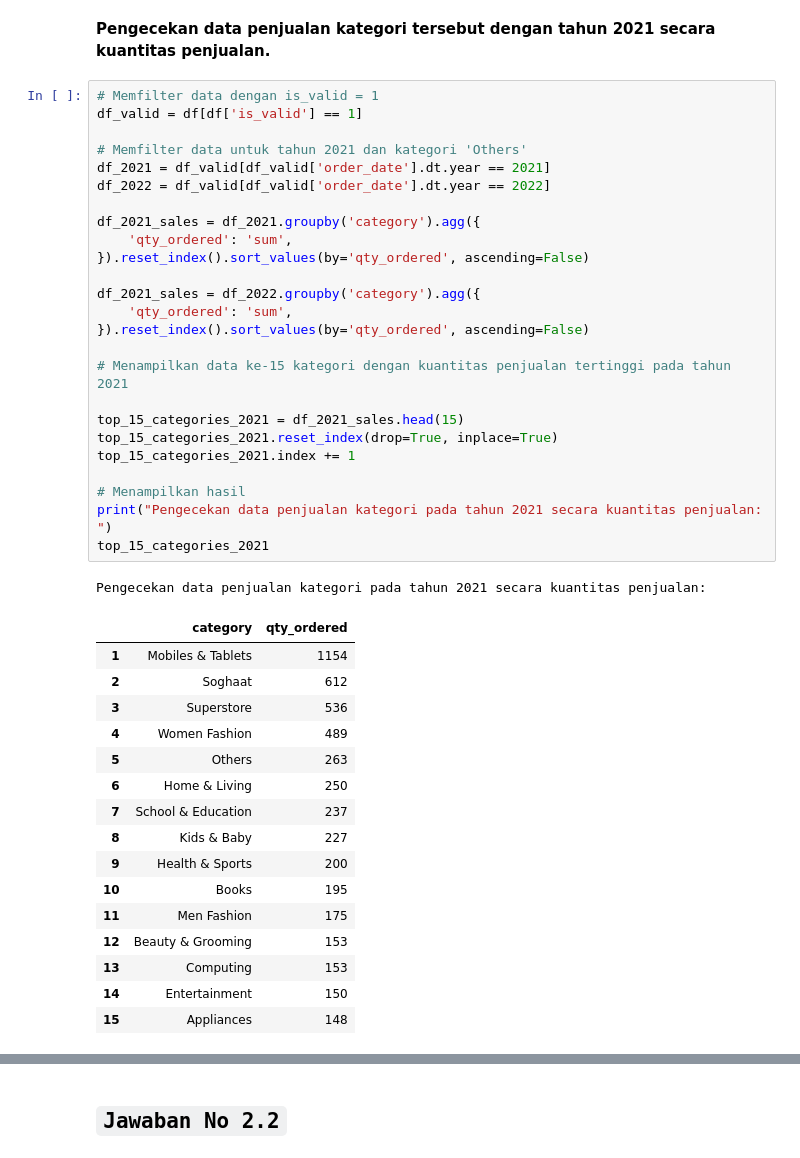
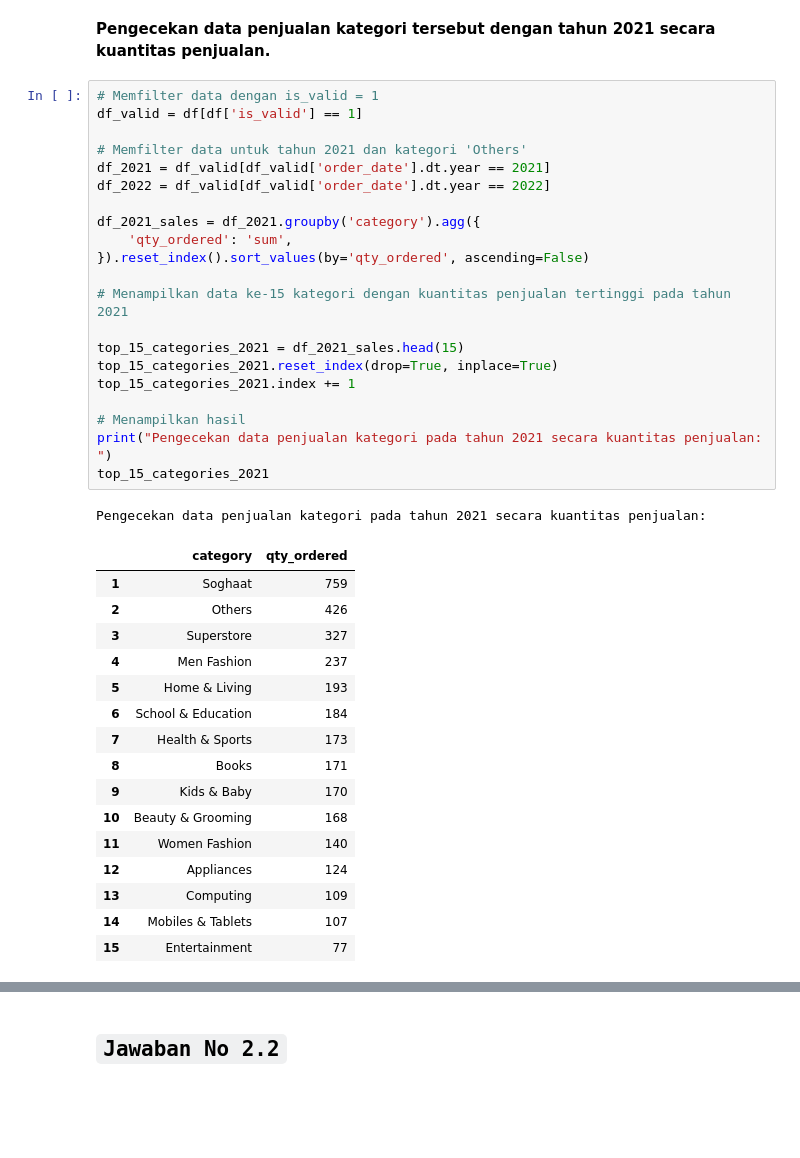
Before and after one commit to SefticoFIB/myskill, a Jupyter notebook: Python_Exercise.ipynb, the cells around one changed output, grey strips where cells are left out. Saved outputs shown, nothing was run; the diff lists cells and outputs as text; blank space fills up the shorter version.

```diff
--- a/Python_Exercise.ipynb
+++ b/Python_Exercise.ipynb
@@ -301,43 +301,39 @@ Regards
 # %%
 # Memfilter data dengan is_valid = 1
 df_valid = df[df['is_valid'] == 1]
 
 # Memfilter data untuk tahun 2021 dan kategori 'Others'
 df_2021 = df_valid[df_valid['order_date'].dt.year == 2021]
 df_2022 = df_valid[df_valid['order_date'].dt.year == 2022]
 
 df_2021_sales = df_2021.groupby('category').agg({
     'qty_ordered': 'sum',
 }).reset_index().sort_values(by='qty_ordered', ascending=False)
 
-df_2021_sales = df_2022.groupby('category').agg({
-    'qty_ordered': 'sum',
-}).reset_index().sort_values(by='qty_ordered', ascending=False)
-
 # Menampilkan data ke-15 kategori dengan kuantitas penjualan tertinggi pada tahun 2021
 
 top_15_categories_2021 = df_2021_sales.head(15)
 top_15_categories_2021.reset_index(drop=True, inplace=True)
 top_15_categories_2021.index += 1
 
 # Menampilkan hasil
 print("Pengecekan data penjualan kategori pada tahun 2021 secara kuantitas penjualan: ")
 top_15_categories_2021
 # %% [output]
 Pengecekan data penjualan kategori pada tahun 2021 secara kuantitas penjualan:
 |  | category | qty_ordered |
-| 1 | Mobiles & Tablets | 1154 |
-| 2 | Soghaat | 612 |
-| 3 | Superstore | 536 |
-| 4 | Women Fashion | 489 |
-| 5 | Others | 263 |
-| 6 | Home & Living | 250 |
-| 7 | School & Education | 237 |
-| 8 | Kids & Baby | 227 |
-| 9 | Health & Sports | 200 |
-| 10 | Books | 195 |
-| 11 | Men Fashion | 175 |
-| 12 | Beauty & Grooming | 153 |
-| 13 | Computing | 153 |
-| 14 | Entertainment | 150 |
-| 15 | Appliances | 148 |
+| 1 | Soghaat | 759 |
+| 2 | Others | 426 |
+| 3 | Superstore | 327 |
+| 4 | Men Fashion | 237 |
+| 5 | Home & Living | 193 |
+| 6 | School & Education | 184 |
+| 7 | Health & Sports | 173 |
+| 8 | Books | 171 |
+| 9 | Kids & Baby | 170 |
+| 10 | Beauty & Grooming | 168 |
+| 11 | Women Fashion | 140 |
+| 12 | Appliances | 124 |
+| 13 | Computing | 109 |
+| 14 | Mobiles & Tablets | 107 |
+| 15 | Entertainment | 77 |
```
Also changed, not shown: parts of 8 cells of this notebook.
